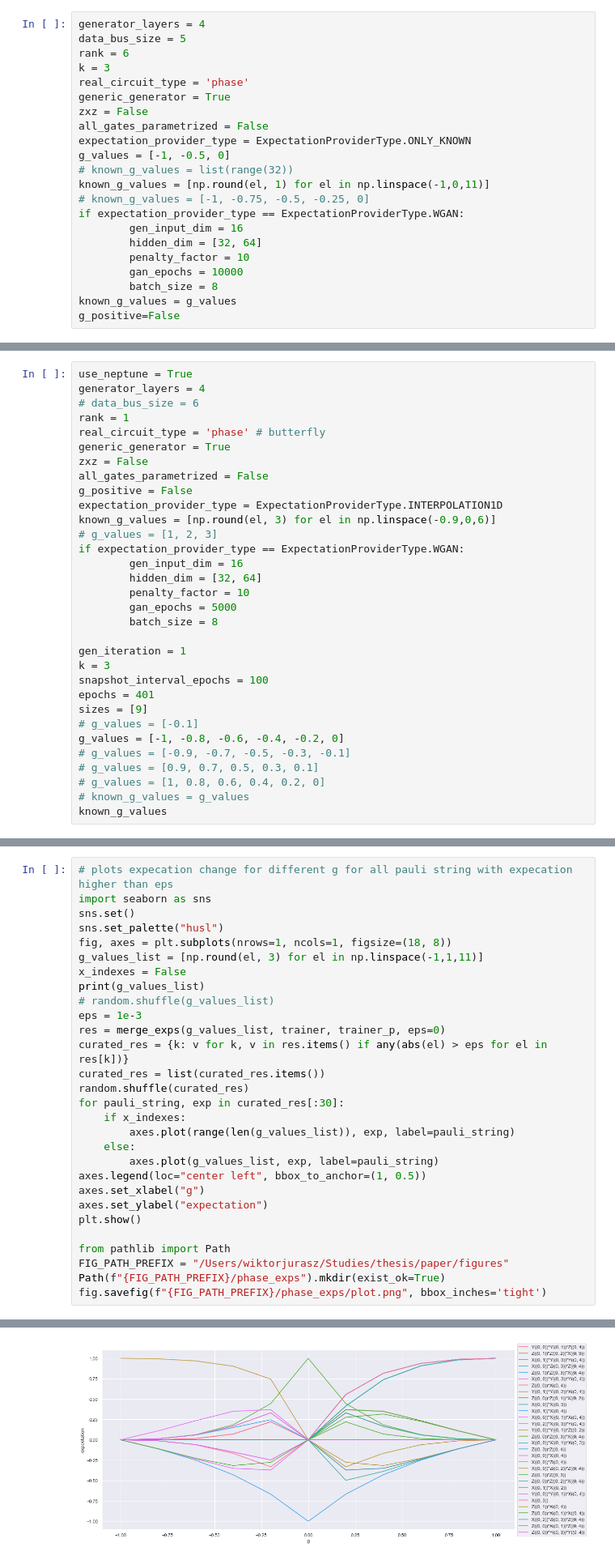
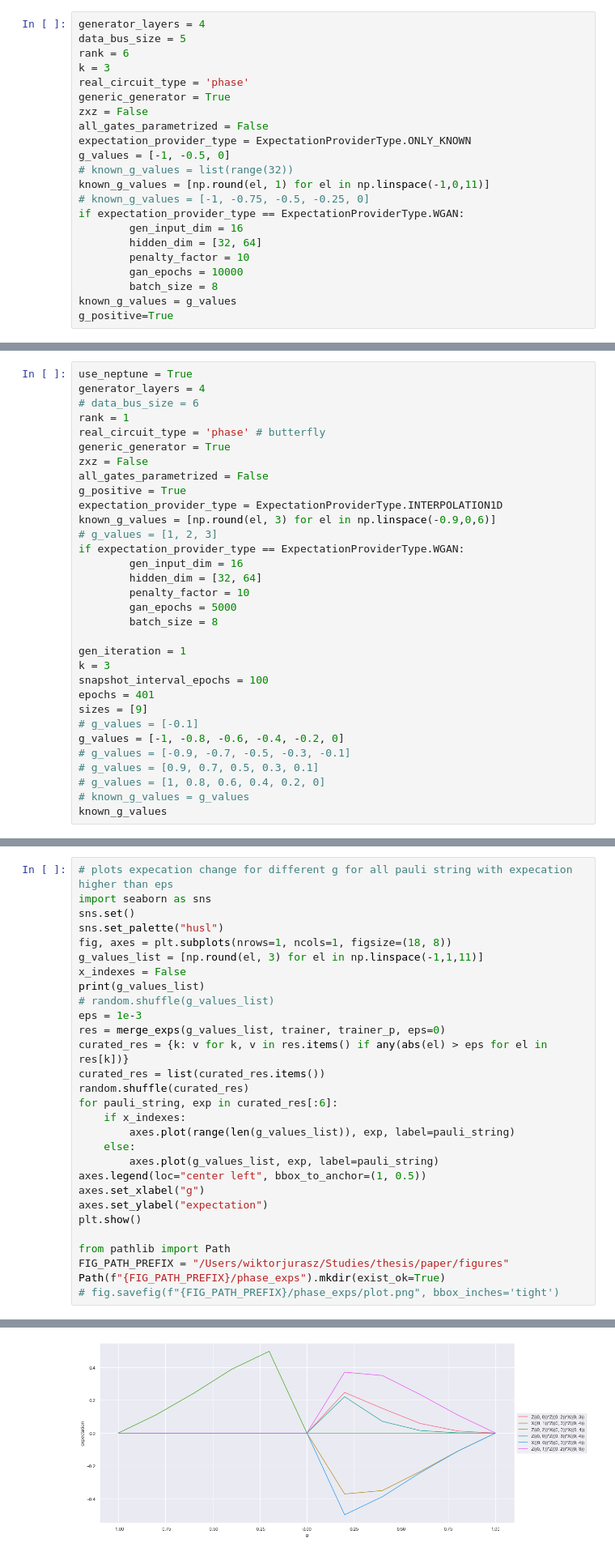
Before and after one commit to WiktorJ/quantum-gans, a Jupyter notebook: QuWGAN.ipynb, the cells around one changed output, grey strips where cells are left out. Shown at 81% size. Cells and saved outputs as stored; diff of their text form.

```diff
--- a/QuWGAN.ipynb
+++ b/QuWGAN.ipynb
@@ -62,7 +62,7 @@ if expectation_provider_type == ExpectationProviderType.WGAN:
         gan_epochs = 10000
         batch_size = 8
 known_g_values = g_values
-g_positive=False
+g_positive=True
 # %%
 data_qubits = qubits = cirq.GridQubit.rect(1, data_bus_size)
 # %%
@@ -303,7 +303,7 @@ real_circuit_type = 'phase' # butterfly
 generic_generator = True
 zxz = False
 all_gates_parametrized = False
-g_positive = False
+g_positive = True
 expectation_provider_type = ExpectationProviderType.INTERPOLATION1D
 known_g_values = [np.round(el, 3) for el in np.linspace(-0.9,0,6)]
 # g_values = [1, 2, 3]
@@ -565,35 +565,35 @@ def merge_exps(g_values_list, trainer_negative, trainer_positive, eps=0):
 # %%
 # plots expecation change for different g for all pauli string with expecation higher than eps
 import seaborn as sns
 sns.set()
 sns.set_palette("husl")
 fig, axes = plt.subplots(nrows=1, ncols=1, figsize=(18, 8))
 g_values_list = [np.round(el, 3) for el in np.linspace(-1,1,11)]
 x_indexes = False
 print(g_values_list)
 # random.shuffle(g_values_list)
 eps = 1e-3
 res = merge_exps(g_values_list, trainer, trainer_p, eps=0)
 curated_res = {k: v for k, v in res.items() if any(abs(el) > eps for el in res[k])}
 curated_res = list(curated_res.items())
 random.shuffle(curated_res)
-for pauli_string, exp in curated_res[:30]:
+for pauli_string, exp in curated_res[:6]:
     if x_indexes:
         axes.plot(range(len(g_values_list)), exp, label=pauli_string)
     else:
         axes.plot(g_values_list, exp, label=pauli_string)
 axes.legend(loc="center left", bbox_to_anchor=(1, 0.5))
 axes.set_xlabel("g")
 axes.set_ylabel("expectation")
 plt.show()
 
 from pathlib import Path
 FIG_PATH_PREFIX = "/Users/wiktorjurasz/Studies/thesis/paper/figures"
 Path(f"{FIG_PATH_PREFIX}/phase_exps").mkdir(exist_ok=True)
-fig.savefig(f"{FIG_PATH_PREFIX}/phase_exps/plot.png", bbox_inches='tight')
+# fig.savefig(f"{FIG_PATH_PREFIX}/phase_exps/plot.png", bbox_inches='tight')
 # %% [output]
 [-1.0, -0.8, -0.6, -0.4, -0.2, 0.0, 0.2, 0.4, 0.6, 0.8, 1.0]
-[figure, old version]
+[figure, new version]
 # %%
 # calculates expectations of each pauli string for all sizes of circuits
 circuits_gen = []
```
Also changed, not shown: parts of 1 cell of this notebook, 15 other files.
